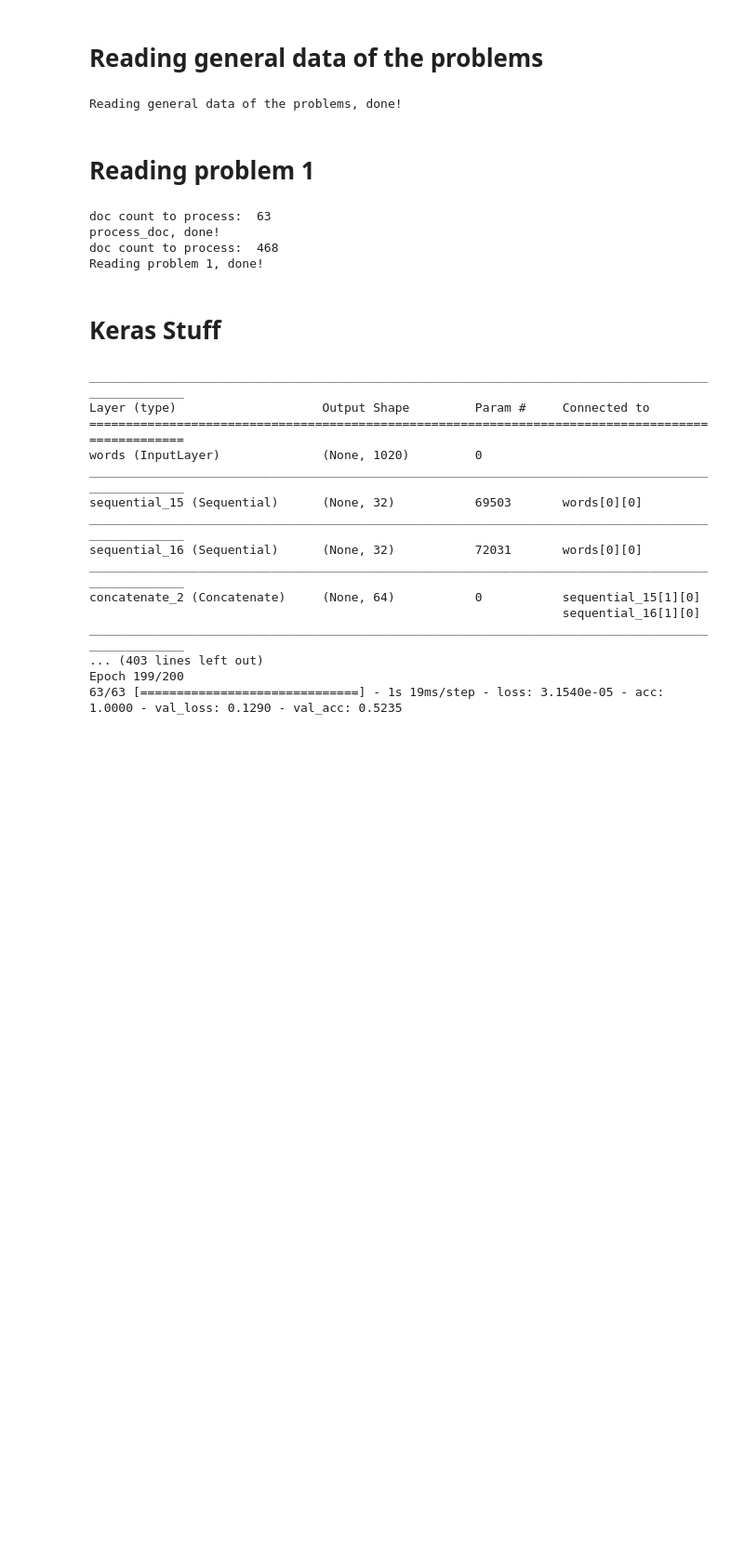
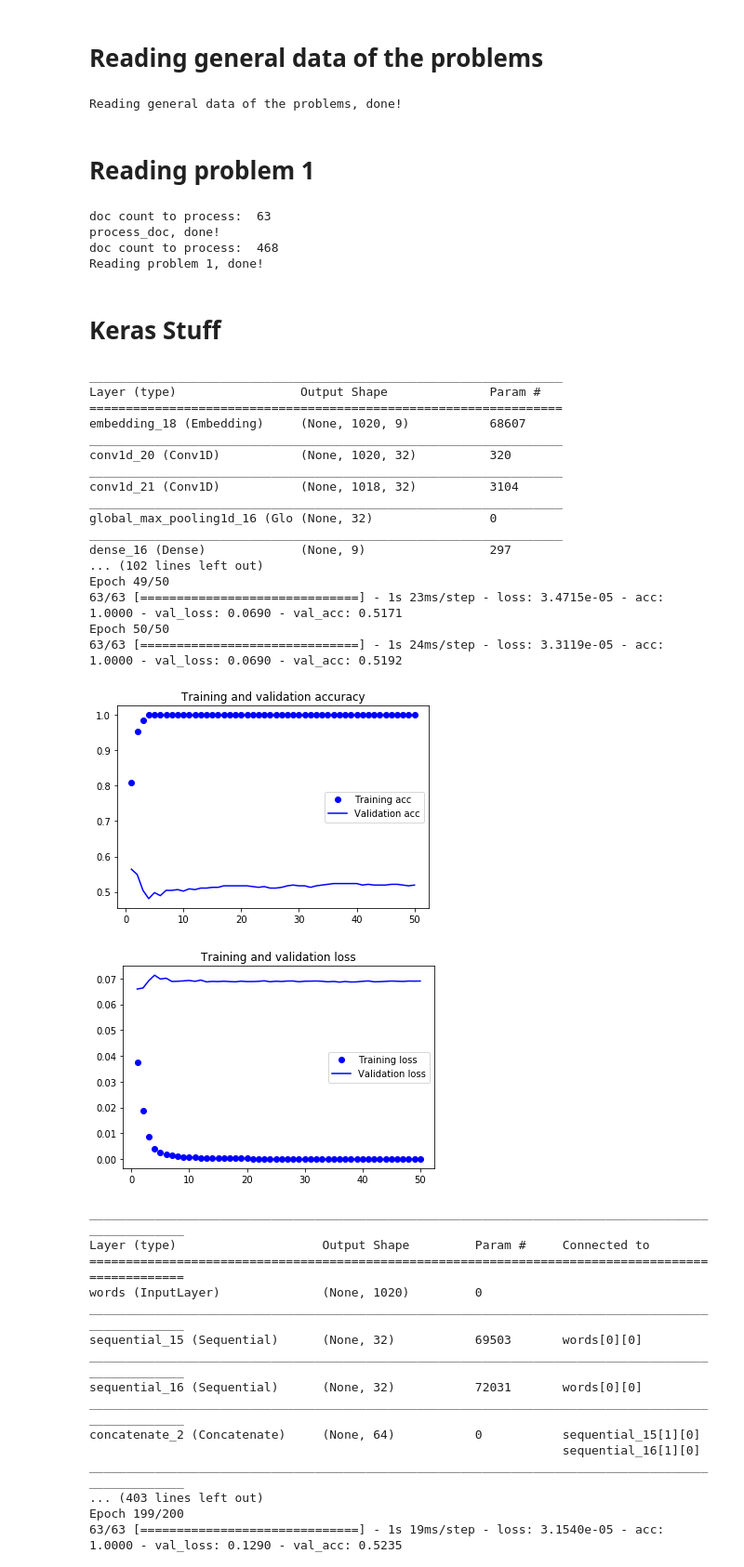
Before and after one commit to ErfanThinker/PAN19, a Jupyter notebook: my_solution.ipynb, the cells around one changed output. Shown at 93% size. Saved outputs shown, nothing was run; the diff lists cells and outputs as text; code cells hidden in the pictures; blank space fills up the shorter version.

Commit message:
Remember to use crafted word embedding to form pictures!

```diff
--- a/my_solution.ipynb
+++ b/my_solution.ipynb
@@ -93,8 +93,8 @@ from tensorflow import set_random_seed
 set_random_seed(1)
 
 
-from keras import layers
-from keras.models import Sequential
+from keras import layers, Input
+from keras.models import Sequential, Model
 from keras import optimizers
 from keras.utils import to_categorical
 from keras_preprocessing.sequence import pad_sequences
@@ -114,51 +114,89 @@ X_train, X_val, y_train, y_val = train_data, test_data, to_categorical(train_lab
 
 # y_train = to_categorical(y_train)
 # y_val = to_categorical(y_val)
-
-model = Sequential()
-model.add(layers.Embedding(w2d.word_embedding.shape[0], embedding_dim, input_length=maxlen))
+word_input_tensor = Input(shape=(maxlen,) , name='words')
+# model = Sequential()
+# model.add(layers.Embedding(w2d.word_embedding.shape[0], embedding_dim, input_length=maxlen))
+# model.add(layers.Conv1D(32, 1, activation='relu'))
+# model.add(layers.MaxPooling1D(2))
+# model.add(layers.Flatten())
 # model.add(layers.Conv1D(32, 3, activation='relu'))
-# model.add(layers.MaxPooling1D(5))
-# model.add(layers.Flatten())
-model.add(layers.Conv1D(32, 3, activation='relu'))
-model.add(layers.GlobalMaxPooling1D())
+# model.add(layers.GlobalMaxPooling1D())
 # model.add(layers.SimpleRNN(embedding_dim, dropout=0.1, recurrent_dropout=0.5, return_sequences= True))
 # model.add(layers.SimpleRNN(embedding_dim))
 # model.add(Dense(embedding_dim, activation='relu'))
-model.add(layers.Dense(len(set(train_labels)), activation='softmax'))
+# model.add(layers.Dense(len(set(train_labels)), activation='softmax'))
+x = layers.Embedding(w2d.word_embedding.shape[0], embedding_dim, input_length=maxlen)(word_input_tensor)
+x = layers.Conv1D(32, 3, activation='relu')(x)
+x = layers.MaxPooling1D(2)(x)
+y = layers.Conv1D(32, 5, activation='relu')(x)
+# y = layers.MaxPooling1D(2)(y)
+# y = layers.Conv1D(32, 3, activation='relu')(y)
+# y = layers.MaxPooling1D(2)(y)
+# y = layers.Conv1D(32, 5, activation='relu')(y)
+# y = layers.MaxPooling1D(2)(y)
+# y = layers.Conv1D(32, 5, activation='relu')(y)
+y = layers.GlobalMaxPooling1D()(y)
+
+
+added = layers.add([y, x])
+
+answer = layers.Dense(len(set(train_labels)), activation='softmax')(added)
+
+model_f = Model(word_input_tensor, answer)
 model.summary()
 
-model.layers[0].set_weights([w2d.word_embedding])
+# model.layers[0].set_weights([w2d.word_embedding])
 # model.layers[0].trainable = False
 
 model.compile(optimizer=optimizers.Adam(lr=2e-4),
               loss='mse',
               metrics=['acc'])
 history = model.fit(X_train, y_train,
                     validation_data=(X_val, y_val),
-                    epochs=100,
+                    epochs=50,
                     batch_size=1)
 
 acc = history.history['acc']
 val_acc = history.history['val_acc']
 loss = history.history['loss']
 val_loss = history.history['val_loss']
 
 epochs = range(1, len(acc) + 1)
 
 plt.plot(epochs, acc, 'bo', label='Training acc')
 plt.plot(epochs, val_acc, 'b', label='Validation acc')
 plt.title('Training and validation accuracy')
 plt.legend()
 
 plt.figure()
 
 plt.plot(epochs, loss, 'bo', label='Training loss')
 plt.plot(epochs, val_loss, 'b', label='Validation loss')
 plt.title('Training and validation loss')
 plt.legend()
 
 plt.show()
+# %% [output]
+_________________________________________________________________
+Layer (type)                 Output Shape              Param #
+=================================================================
+embedding_18 (Embedding)     (None, 1020, 9)           68607
+_________________________________________________________________
+conv1d_20 (Conv1D)           (None, 1020, 32)          320
+_________________________________________________________________
+conv1d_21 (Conv1D)           (None, 1018, 32)          3104
+_________________________________________________________________
+global_max_pooling1d_16 (Glo (None, 32)                0
+_________________________________________________________________
+dense_16 (Dense)             (None, 9)                 297
+... (102 lines left out)
+Epoch 49/50
+63/63 [==============================] - 1s 23ms/step - loss: 3.4715e-05 - acc: 1.0000 - val_loss: 0.0690 - val_acc: 0.5171
+Epoch 50/50
+63/63 [==============================] - 1s 24ms/step - loss: 3.3119e-05 - acc: 1.0000 - val_loss: 0.0690 - val_acc: 0.5192
+[figure, added]
+[figure, added]
 # %%
 from numpy.random import seed
 seed(1)
```
Also changed, not shown: parts of 1 cell of this notebook.
